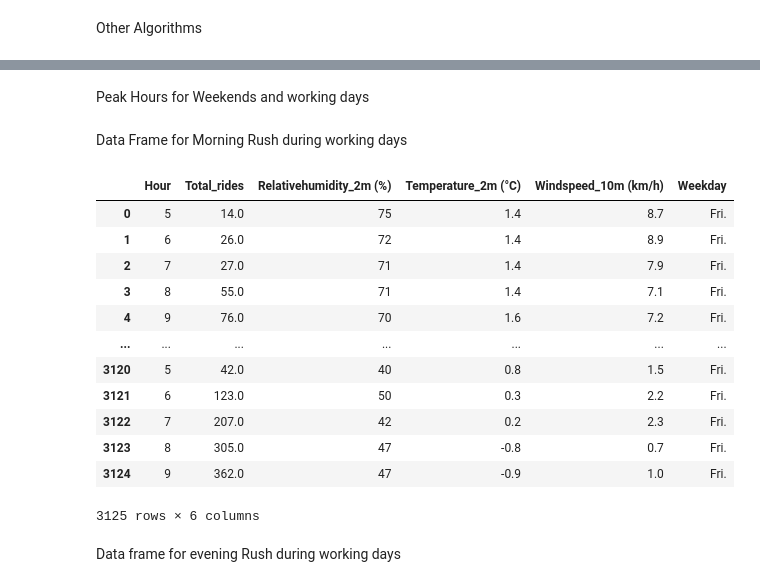
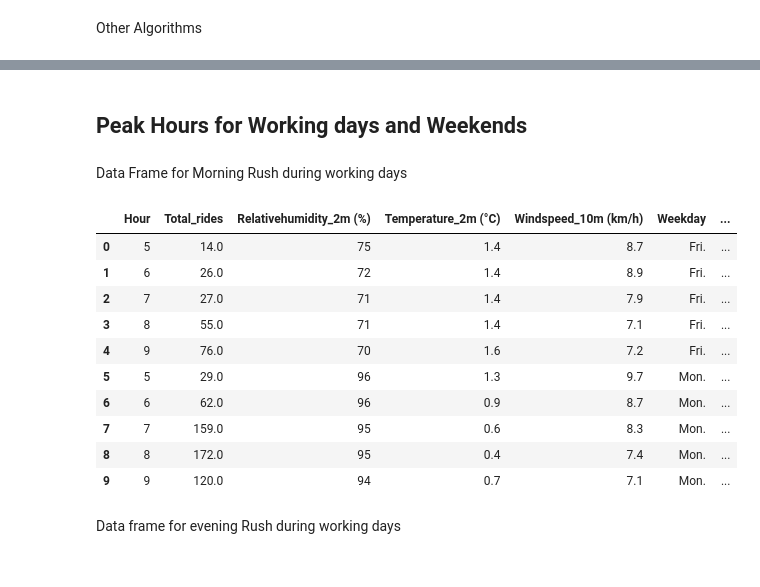
Before and after one commit to Godwin-Oti/Capital-Bike-Share-ED-Analysis-ML, a Jupyter notebook: ML/Daily_Hourly_Ride_Predictiton.ipynb, the cells around one changed output, grey strips where cells are left out. Drawn from its saved outputs; the diff is of its cells as text; code cells hidden in the pictures.

```diff
--- a/ML/Daily_Hourly_Ride_Predictiton.ipynb
+++ b/ML/Daily_Hourly_Ride_Predictiton.ipynb
@@ -722,7 +182,7 @@ Preprocessing
 # %%
-#Dropping some irielevant columns
+#Dropping some irrelevant columns
 
-columns_to_drop_2 = ["Casual", "Date", "Registered", "Weather","Weathercode (wmo code)", "Clear Weather", "Cloudy Weather", "Drizzle Weather", "Rainy Weather", "Snowy Weather", "Year", "Workingday", "Month", "Minutes", "Season"]
+columns_to_drop_2 = ["Casual", "Date", "Registered","Weather","Weathercode (wmo code)", "Clear Weather", "Cloudy Weather", "Drizzle Weather", "Rainy Weather", "Snowy Weather", "Year", "Workingday", "Minutes", "Season"]
 hourly.drop(columns_to_drop_2, axis=1, inplace=True)
 # %%
 hourly.head()
@@ -909,34 +371,32 @@ GradientBoostingRegressor - R2: 0.7625131936632055
-# %% [markdown]
-Peak Hours for Weekends and working days
+# %% [markdown]
+## Peak Hours for Working days and Weekends
 # %% [markdown]
 Data Frame for Morning Rush during working days
 # %%
-# Assuming hourly is your original DataFrame
-# Filter for peak hours (let's assume peak hours are from 5 AM to 9 AM)
+
+# Filter for peak hours from 5 AM to 9 AM
 peak_hours = hourly[(hourly['Hour'] >= 5) & (hourly['Hour'] <= 9)]
 
 # Filter for working days (Monday to Friday)
 morning_working_days = peak_hours[peak_hours['Weekday'].isin(['Mon.', 'Tue.', 'Wed.', 'Thu.', 'Fri.'])]
 
 # resetting index
 morning_working_days.reset_index(drop=True, inplace=True)
 
 #display
-morning_working_days
+morning_working_days.head(10)
 # %% [output]
-|  | Hour | Total_rides | Relativehumidity_2m (%) | Temperature_2m (°C) | Windspeed_10m (km/h) | Weekday |
-| 0 | 5 | 14.0 | 75 | 1.4 | 8.7 | Fri. |
-| 1 | 6 | 26.0 | 72 | 1.4 | 8.9 | Fri. |
-| 2 | 7 | 27.0 | 71 | 1.4 | 7.9 | Fri. |
-| 3 | 8 | 55.0 | 71 | 1.4 | 7.1 | Fri. |
-| 4 | 9 | 76.0 | 70 | 1.6 | 7.2 | Fri. |
-| ... | ... | ... | ... | ... | ... | ... |
-| 3120 | 5 | 42.0 | 40 | 0.8 | 1.5 | Fri. |
-| 3121 | 6 | 123.0 | 50 | 0.3 | 2.2 | Fri. |
-| 3122 | 7 | 207.0 | 42 | 0.2 | 2.3 | Fri. |
-| 3123 | 8 | 305.0 | 47 | -0.8 | 0.7 | Fri. |
-| 3124 | 9 | 362.0 | 47 | -0.9 | 1.0 | Fri. |
+|  | Hour | Total_rides | Relativehumidity_2m (%) | Temperature_2m (°C) | Windspeed_10m (km/h) | Weekday | ... |
+| 0 | 5 | 14.0 | 75 | 1.4 | 8.7 | Fri. | ... |
+| 1 | 6 | 26.0 | 72 | 1.4 | 8.9 | Fri. | ... |
+| 2 | 7 | 27.0 | 71 | 1.4 | 7.9 | Fri. | ... |
+| 3 | 8 | 55.0 | 71 | 1.4 | 7.1 | Fri. | ... |
+| 4 | 9 | 76.0 | 70 | 1.6 | 7.2 | Fri. | ... |
+| 5 | 5 | 29.0 | 96 | 1.3 | 9.7 | Mon. | ... |
+| 6 | 6 | 62.0 | 96 | 0.9 | 8.7 | Mon. | ... |
+| 7 | 7 | 159.0 | 95 | 0.6 | 8.3 | Mon. | ... |
+| 8 | 8 | 172.0 | 95 | 0.4 | 7.4 | Mon. | ... |
+| 9 | 9 | 120.0 | 94 | 0.7 | 7.1 | Mon. | ... |
-3125 rows × 6 columns
 # %% [markdown]
 Data frame for evening Rush during working days
 # %%
```
Also changed, not shown: parts of 117 cells of this notebook.
